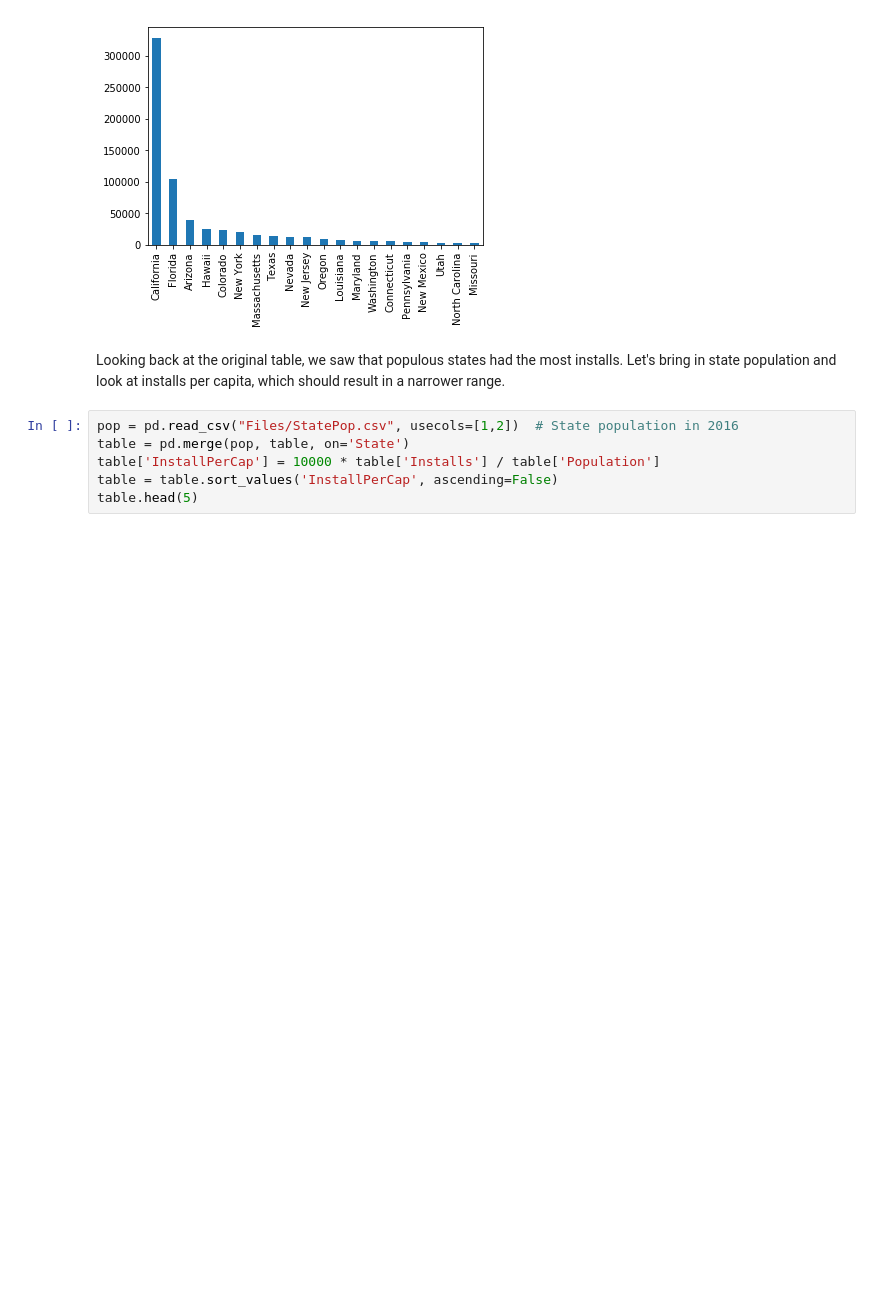
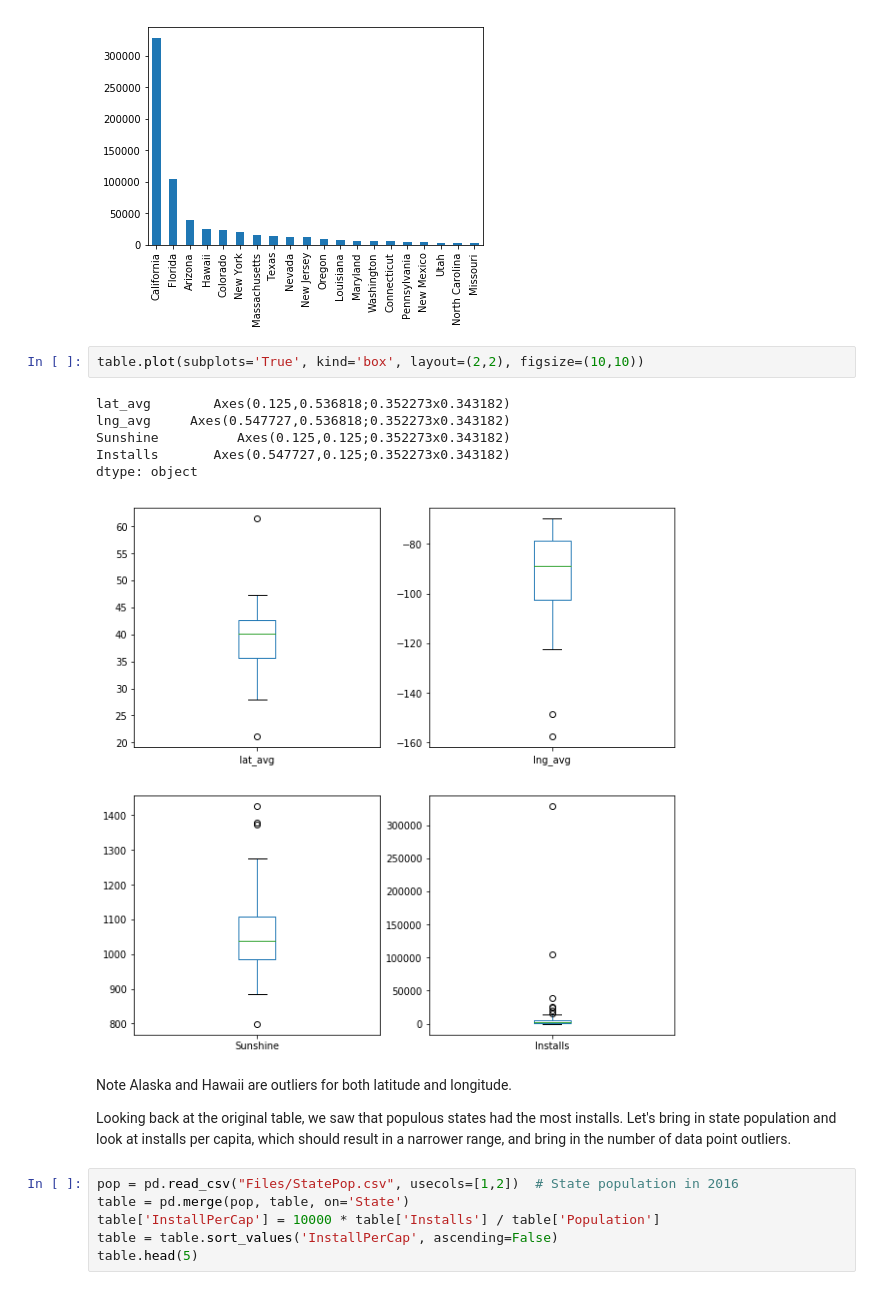
Before and after one commit to rdlareau/Thinkful, a Jupyter notebook: CapstoneSolar-2.ipynb, the cells around one changed output. Drawn from its saved outputs; the diff is of its cells as text; blank space fills up the shorter version.

```diff
--- a/CapstoneSolar-2.ipynb
+++ b/CapstoneSolar-2.ipynb
@@ -93,8 +91,19 @@ ax
 # %% [output]
 <matplotlib.axes._subplots.AxesSubplot at 0x...>
 [figure]
+# %%
+table.plot(subplots='True', kind='box', layout=(2,2), figsize=(10,10))
+# %% [output]
+lat_avg        Axes(0.125,0.536818;0.352273x0.343182)
+lng_avg     Axes(0.547727,0.536818;0.352273x0.343182)
+Sunshine          Axes(0.125,0.125;0.352273x0.343182)
+Installs       Axes(0.547727,0.125;0.352273x0.343182)
+dtype: object
+[figure, added]
 # %% [markdown]
-Looking back at the original table, we saw that populous states had the most installs. Let's bring in state population and look at installs per capita, which should result in a narrower range.
+Note Alaska and Hawaii are outliers for both latitude and longitude.
+
+Looking back at the original table, we saw that populous states had the most installs. Let's bring in state population and look at installs per capita, which should result in a narrower range, and bring in the number of data point outliers.
 # %%
 pop = pd.read_csv("Files/StatePop.csv", usecols=[1,2])  # State population in 2016
 table = pd.merge(pop, table, on='State')
```
Also changed, not shown: parts of 14 cells of this notebook.
